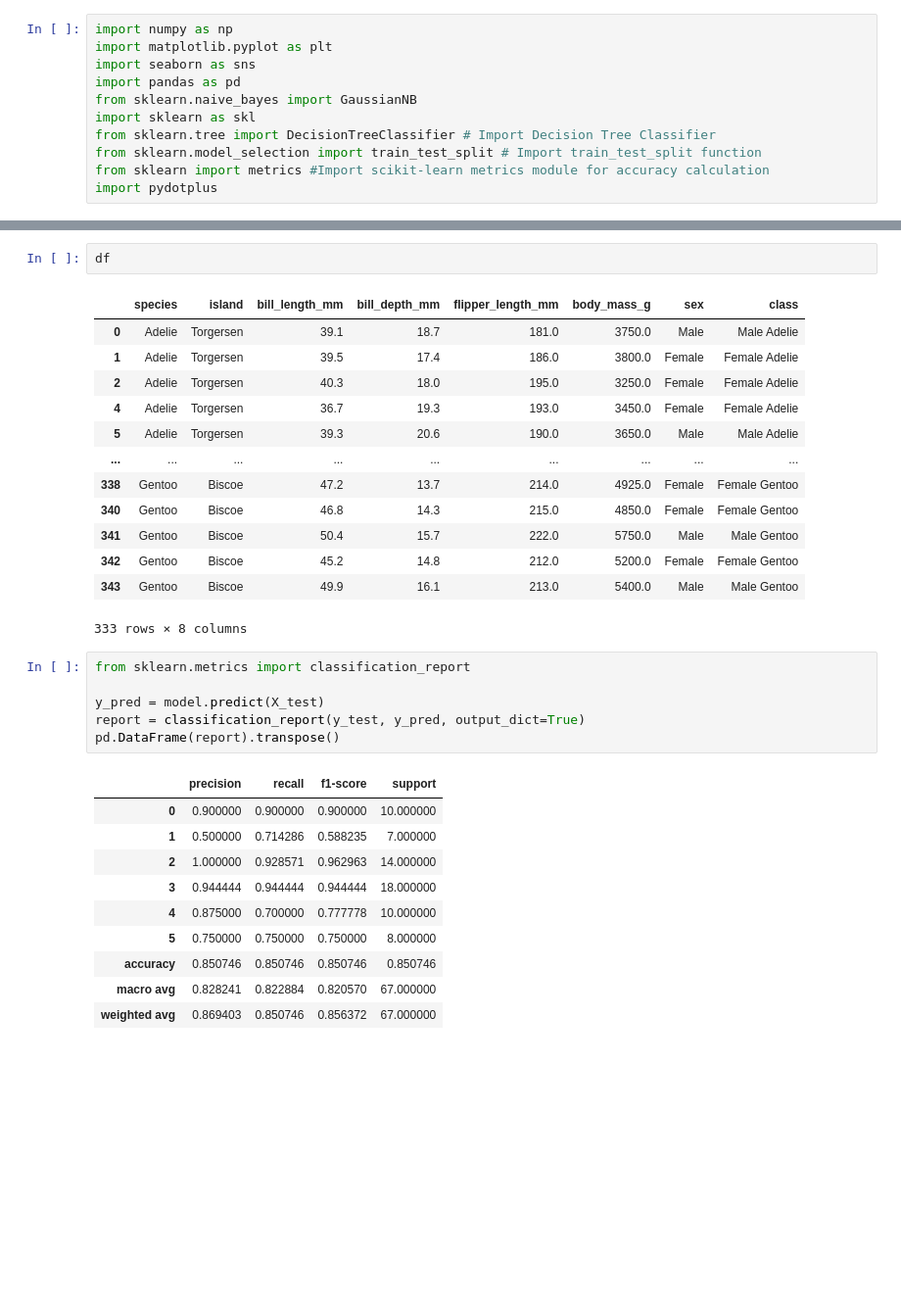
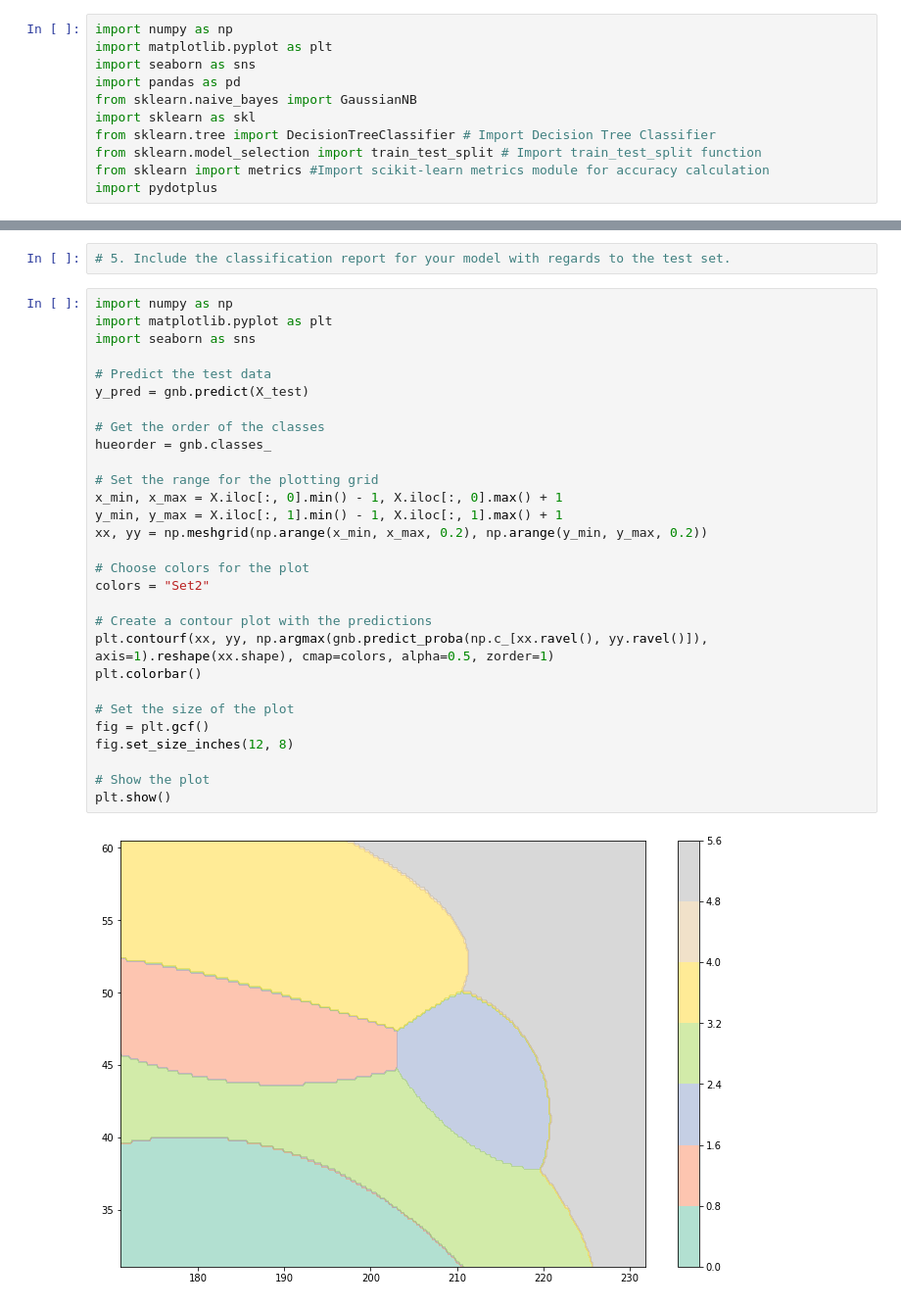
Before and after one commit to yuvalBerghaus/Data_Analysis, a Jupyter notebook: Task4/penguins.ipynb, the cells around one changed output, grey strips where cells are left out. Shown at 98% size. Saved outputs shown, nothing was run; the diff lists cells and outputs as text; blank space fills up the shorter version.

```diff
--- a/Task4/penguins.ipynb
+++ b/Task4/penguins.ipynb
@@ -164,33 +204,33 @@ plt.show()
 # %%
-df
+# 5. Include the classification report for your model with regards to the test set.
-# %% [output]
-|  | species | island | bill_length_mm | bill_depth_mm | flipper_length_mm | body_mass_g | sex | class |
-| 0 | Adelie | Torgersen | 39.1 | 18.7 | 181.0 | 3750.0 | Male | Male Adelie |
-| 1 | Adelie | Torgersen | 39.5 | 17.4 | 186.0 | 3800.0 | Female | Female Adelie |
-| 2 | Adelie | Torgersen | 40.3 | 18.0 | 195.0 | 3250.0 | Female | Female Adelie |
-| 4 | Adelie | Torgersen | 36.7 | 19.3 | 193.0 | 3450.0 | Female | Female Adelie |
-| 5 | Adelie | Torgersen | 39.3 | 20.6 | 190.0 | 3650.0 | Male | Male Adelie |
-| ... | ... | ... | ... | ... | ... | ... | ... | ... |
-| 338 | Gentoo | Biscoe | 47.2 | 13.7 | 214.0 | 4925.0 | Female | Female Gentoo |
-| 340 | Gentoo | Biscoe | 46.8 | 14.3 | 215.0 | 4850.0 | Female | Female Gentoo |
-| 341 | Gentoo | Biscoe | 50.4 | 15.7 | 222.0 | 5750.0 | Male | Male Gentoo |
-| 342 | Gentoo | Biscoe | 45.2 | 14.8 | 212.0 | 5200.0 | Female | Female Gentoo |
-| 343 | Gentoo | Biscoe | 49.9 | 16.1 | 213.0 | 5400.0 | Male | Male Gentoo |
-333 rows × 8 columns
 # %%
-from sklearn.metrics import classification_report
+import numpy as np
+import matplotlib.pyplot as plt
+import seaborn as sns
 
-y_pred = model.predict(X_test)
-report = classification_report(y_test, y_pred, output_dict=True)
-pd.DataFrame(report).transpose()
+# Predict the test data
+y_pred = gnb.predict(X_test)
+
+# Get the order of the classes
+hueorder = gnb.classes_
+
+# Set the range for the plotting grid
+x_min, x_max = X.iloc[:, 0].min() - 1, X.iloc[:, 0].max() + 1
+y_min, y_max = X.iloc[:, 1].min() - 1, X.iloc[:, 1].max() + 1
+xx, yy = np.meshgrid(np.arange(x_min, x_max, 0.2), np.arange(y_min, y_max, 0.2))
+
+# Choose colors for the plot
+colors = "Set2"
+
+# Create a contour plot with the predictions
+plt.contourf(xx, yy, np.argmax(gnb.predict_proba(np.c_[xx.ravel(), yy.ravel()]), axis=1).reshape(xx.shape), cmap=colors, alpha=0.5, zorder=1)
+plt.colorbar()
+
+# Set the size of the plot
+fig = plt.gcf()
+fig.set_size_inches(12, 8)
+
+# Show the plot
+plt.show()
 # %% [output]
-|  | precision | recall | f1-score | support |
-| 0 | 0.900000 | 0.900000 | 0.900000 | 10.000000 |
-| 1 | 0.500000 | 0.714286 | 0.588235 | 7.000000 |
-| 2 | 1.000000 | 0.928571 | 0.962963 | 14.000000 |
-| 3 | 0.944444 | 0.944444 | 0.944444 | 18.000000 |
-| 4 | 0.875000 | 0.700000 | 0.777778 | 10.000000 |
-| 5 | 0.750000 | 0.750000 | 0.750000 | 8.000000 |
-| accuracy | 0.850746 | 0.850746 | 0.850746 | 0.850746 |
-| macro avg | 0.828241 | 0.822884 | 0.820570 | 67.000000 |
-| weighted avg | 0.869403 | 0.850746 | 0.856372 | 67.000000 |
+[figure, added]
```
Also changed, not shown: parts of 23 cells of this notebook.
